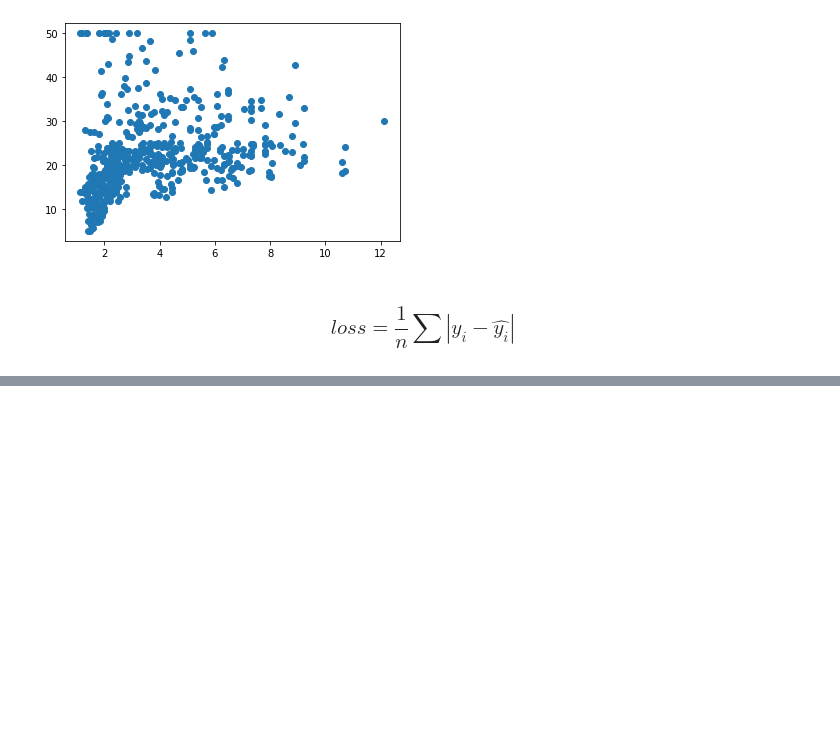
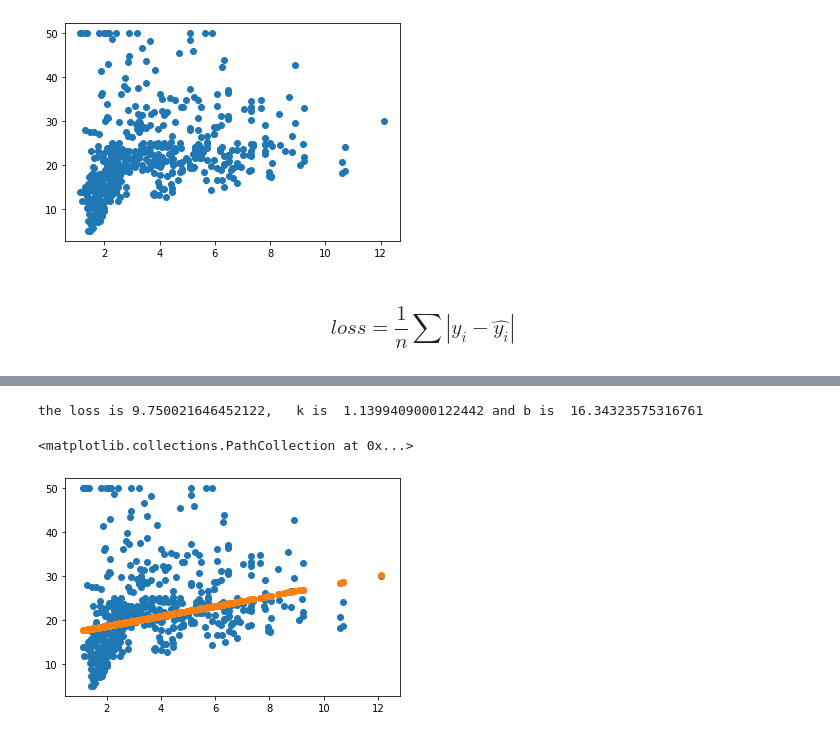
Before and after one commit to AiGoku/NLPTravel, a Jupyter notebook: Assignment-2/Assignment-2.ipynb, the cells around one changed output, grey strips where cells are left out. Cells and saved outputs as stored; diff of their text form; code cells hidden in the pictures; blank space fills up the shorter version.

```diff
--- a/Assignment-2/Assignment-2.ipynb
+++ b/Assignment-2/Assignment-2.ipynb
@@ -65,0 +116,9 @@ def partial_derivative_b(y, y_hat):
+# %%
+price_use_best_parameters = [price(r, best_k, best_b) for r in x_dis]
+print("the loss is {},   k is  {} and b is  {}".format(best_loss,best_k,best_b))
+plt.scatter(x_dis,y)
+plt.scatter(x_dis,price_current_use_params)
+# %% [output]
+the loss is 9.750021646452122,   k is  1.1399409000122442 and b is  16.34323575316761
+<matplotlib.collections.PathCollection at 0x...>
+[figure, added]
```
Also changed, not shown: parts of 7 cells of this notebook.
